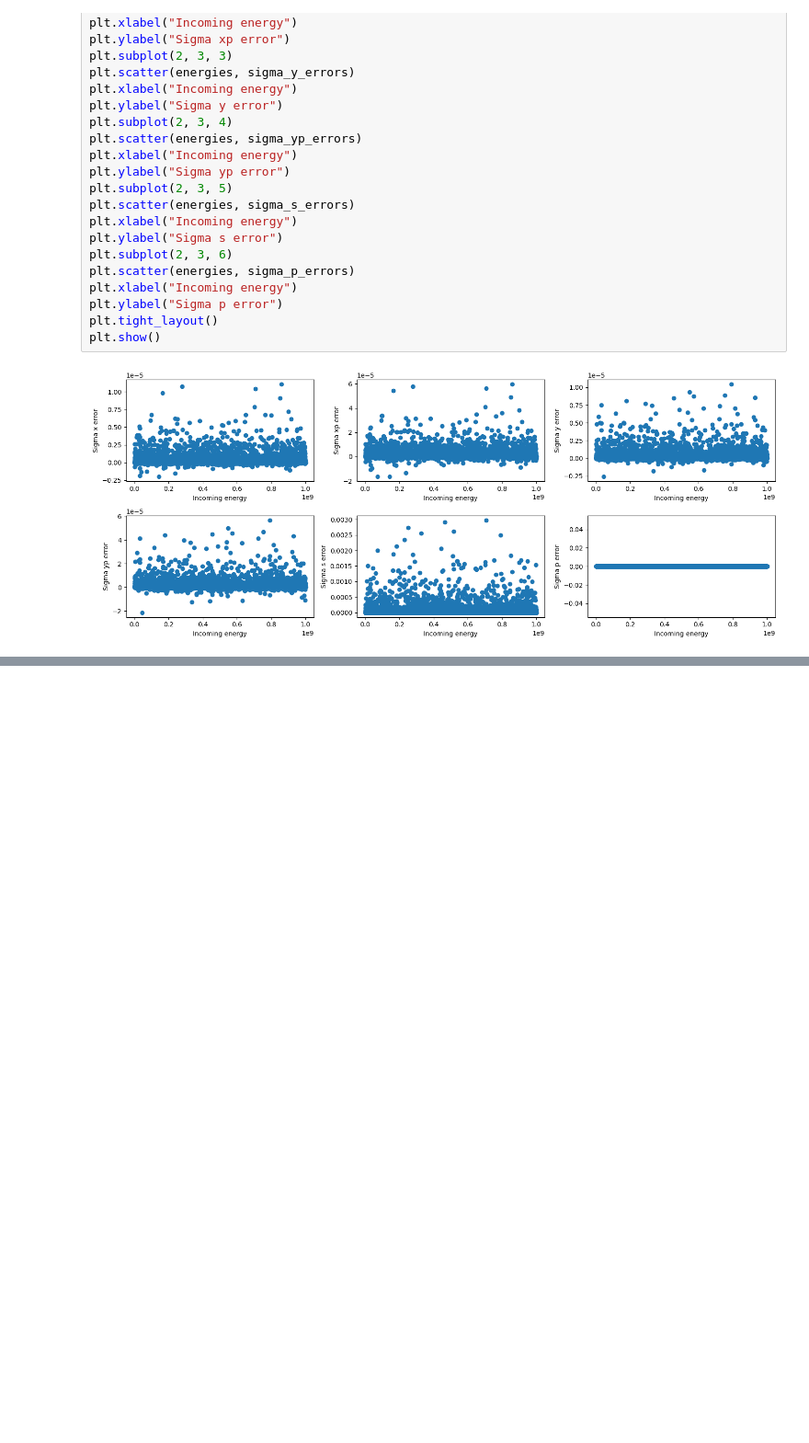
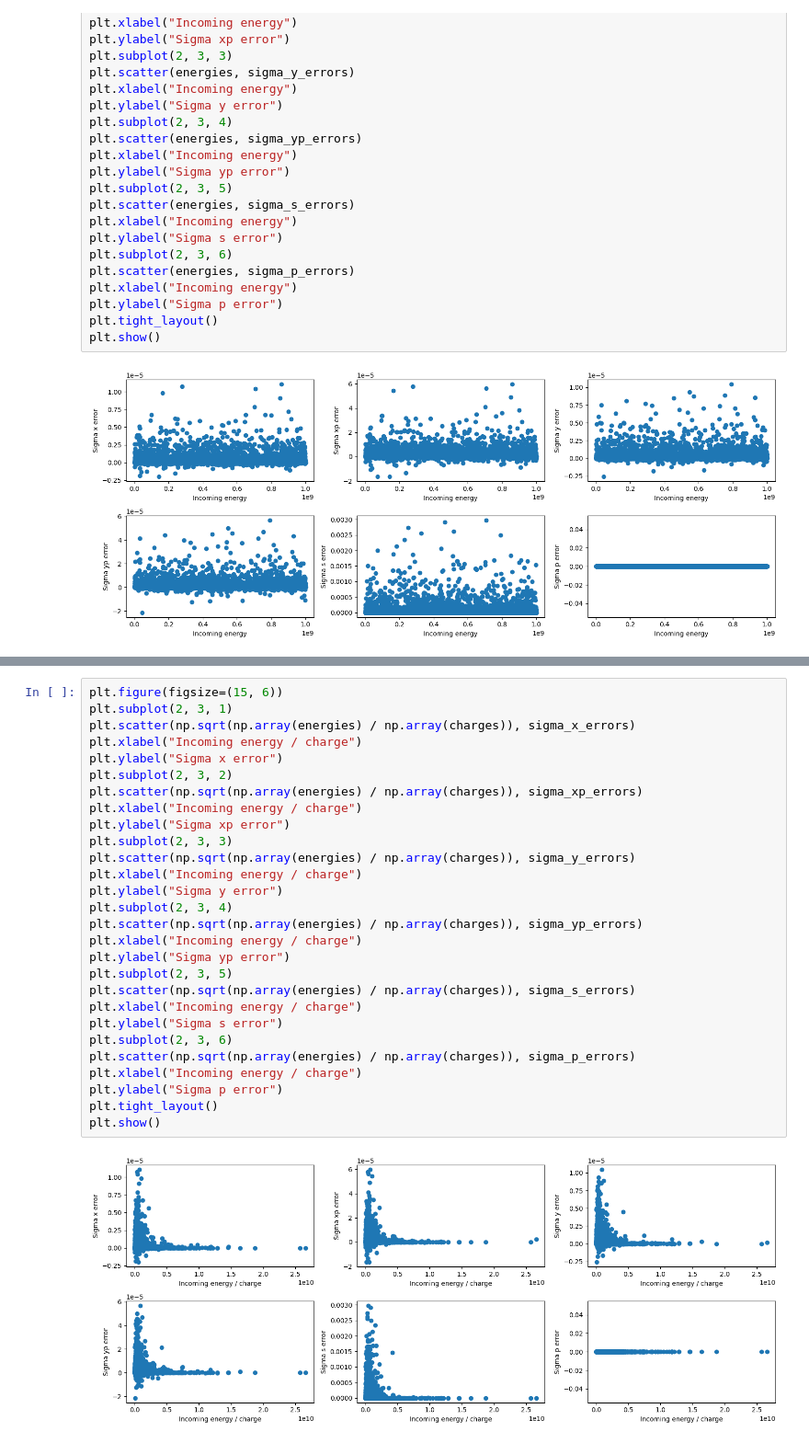
Before and after one commit to desy-ml/cheetah-demos, a Jupyter notebook: neural_network_space_charge_quad/validate_data.ipynb, the cells around one changed output, grey strips where cells are left out. Shown at 92% size. Cells and saved outputs as stored; diff of their text form; blank space fills up the shorter version.

```diff
--- a/neural_network_space_charge_quad/validate_data.ipynb
+++ b/neural_network_space_charge_quad/validate_data.ipynb
@@ -52,0 +99,30 @@ plt.show()
+# %%
+plt.figure(figsize=(15, 6))
+plt.subplot(2, 3, 1)
+plt.scatter(np.sqrt(np.array(energies) / np.array(charges)), sigma_x_errors)
+plt.xlabel("Incoming energy / charge")
+plt.ylabel("Sigma x error")
+plt.subplot(2, 3, 2)
+plt.scatter(np.sqrt(np.array(energies) / np.array(charges)), sigma_xp_errors)
+plt.xlabel("Incoming energy / charge")
+plt.ylabel("Sigma xp error")
+plt.subplot(2, 3, 3)
+plt.scatter(np.sqrt(np.array(energies) / np.array(charges)), sigma_y_errors)
+plt.xlabel("Incoming energy / charge")
+plt.ylabel("Sigma y error")
+plt.subplot(2, 3, 4)
+plt.scatter(np.sqrt(np.array(energies) / np.array(charges)), sigma_yp_errors)
+plt.xlabel("Incoming energy / charge")
+plt.ylabel("Sigma yp error")
+plt.subplot(2, 3, 5)
+plt.scatter(np.sqrt(np.array(energies) / np.array(charges)), sigma_s_errors)
+plt.xlabel("Incoming energy / charge")
+plt.ylabel("Sigma s error")
+plt.subplot(2, 3, 6)
+plt.scatter(np.sqrt(np.array(energies) / np.array(charges)), sigma_p_errors)
+plt.xlabel("Incoming energy / charge")
+plt.ylabel("Sigma p error")
+plt.tight_layout()
+plt.show()
+# %% [output]
+[figure, added]
```
Also changed, not shown: parts of 5 cells of this notebook.
